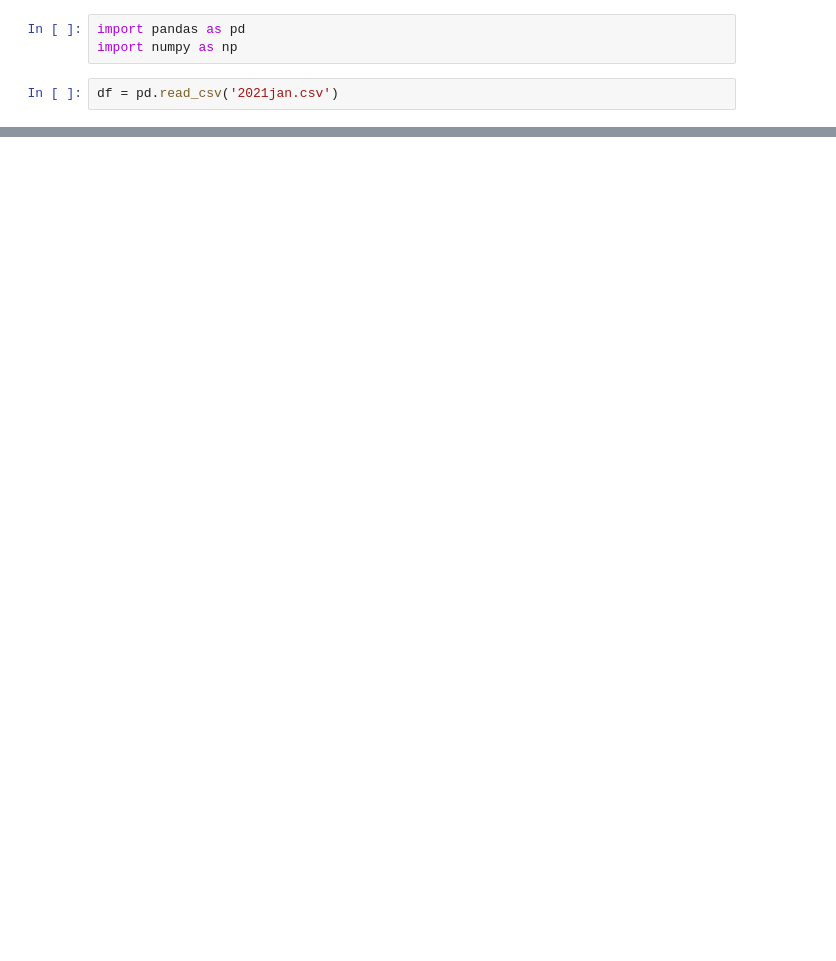
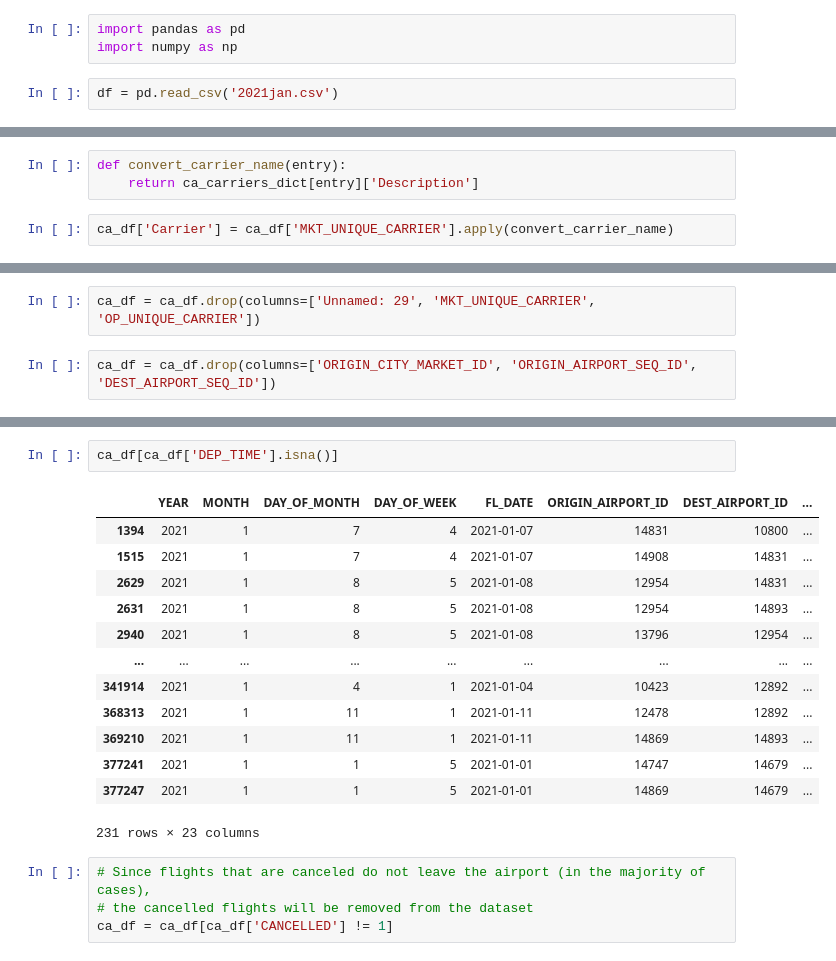
Before and after one commit to haas-digital/datasets, a Jupyter notebook: airline/processing.ipynb, the cells around one changed output, grey strips where cells are left out. Cells and saved outputs as stored; diff of their text form; blank space fills up the shorter version.

```diff
--- a/airline/processing.ipynb
+++ b/airline/processing.ipynb
@@ -34,0 +122,5 @@ Index(['YEAR', 'MONTH', 'DAY_OF_MONTH', 'DAY_OF_WEEK', 'FL_DATE',
+# %%
+def convert_carrier_name(entry):
+    return ca_carriers_dict[entry]['Description']
+# %%
+ca_df['Carrier'] = ca_df['MKT_UNIQUE_CARRIER'].apply(convert_carrier_name)
@@ -34,0 +133,4 @@ Index(['YEAR', 'MONTH', 'DAY_OF_MONTH', 'DAY_OF_WEEK', 'FL_DATE',
+# %%
+ca_df = ca_df.drop(columns=['Unnamed: 29', 'MKT_UNIQUE_CARRIER', 'OP_UNIQUE_CARRIER'])
+# %%
+ca_df = ca_df.drop(columns=['ORIGIN_CITY_MARKET_ID', 'ORIGIN_AIRPORT_SEQ_ID', 'DEST_AIRPORT_SEQ_ID'])
@@ -34,0 +236,20 @@ Index(['YEAR', 'MONTH', 'DAY_OF_MONTH', 'DAY_OF_WEEK', 'FL_DATE',
+# %%
+ca_df[ca_df['DEP_TIME'].isna()]
+# %% [output]
+|  | YEAR | MONTH | DAY_OF_MONTH | DAY_OF_WEEK | FL_DATE | ORIGIN_AIRPORT_ID | DEST_AIRPORT_ID | ... |
+| 1394 | 2021 | 1 | 7 | 4 | 2021-01-07 | 14831 | 10800 | ... |
+| 1515 | 2021 | 1 | 7 | 4 | 2021-01-07 | 14908 | 14831 | ... |
+| 2629 | 2021 | 1 | 8 | 5 | 2021-01-08 | 12954 | 14831 | ... |
+| 2631 | 2021 | 1 | 8 | 5 | 2021-01-08 | 12954 | 14893 | ... |
+| 2940 | 2021 | 1 | 8 | 5 | 2021-01-08 | 13796 | 12954 | ... |
+| ... | ... | ... | ... | ... | ... | ... | ... | ... |
+| 341914 | 2021 | 1 | 4 | 1 | 2021-01-04 | 10423 | 12892 | ... |
+| 368313 | 2021 | 1 | 11 | 1 | 2021-01-11 | 12478 | 12892 | ... |
+| 369210 | 2021 | 1 | 11 | 1 | 2021-01-11 | 14869 | 14893 | ... |
+| 377241 | 2021 | 1 | 1 | 5 | 2021-01-01 | 14747 | 14679 | ... |
+| 377247 | 2021 | 1 | 1 | 5 | 2021-01-01 | 14869 | 14679 | ... |
+231 rows × 23 columns
+# %%
+# Since flights that are canceled do not leave the airport (in the majority of cases),
+# the cancelled flights will be removed from the dataset
+ca_df = ca_df[ca_df['CANCELLED'] != 1]
```
Also changed, not shown: parts of 36 cells of this notebook.
